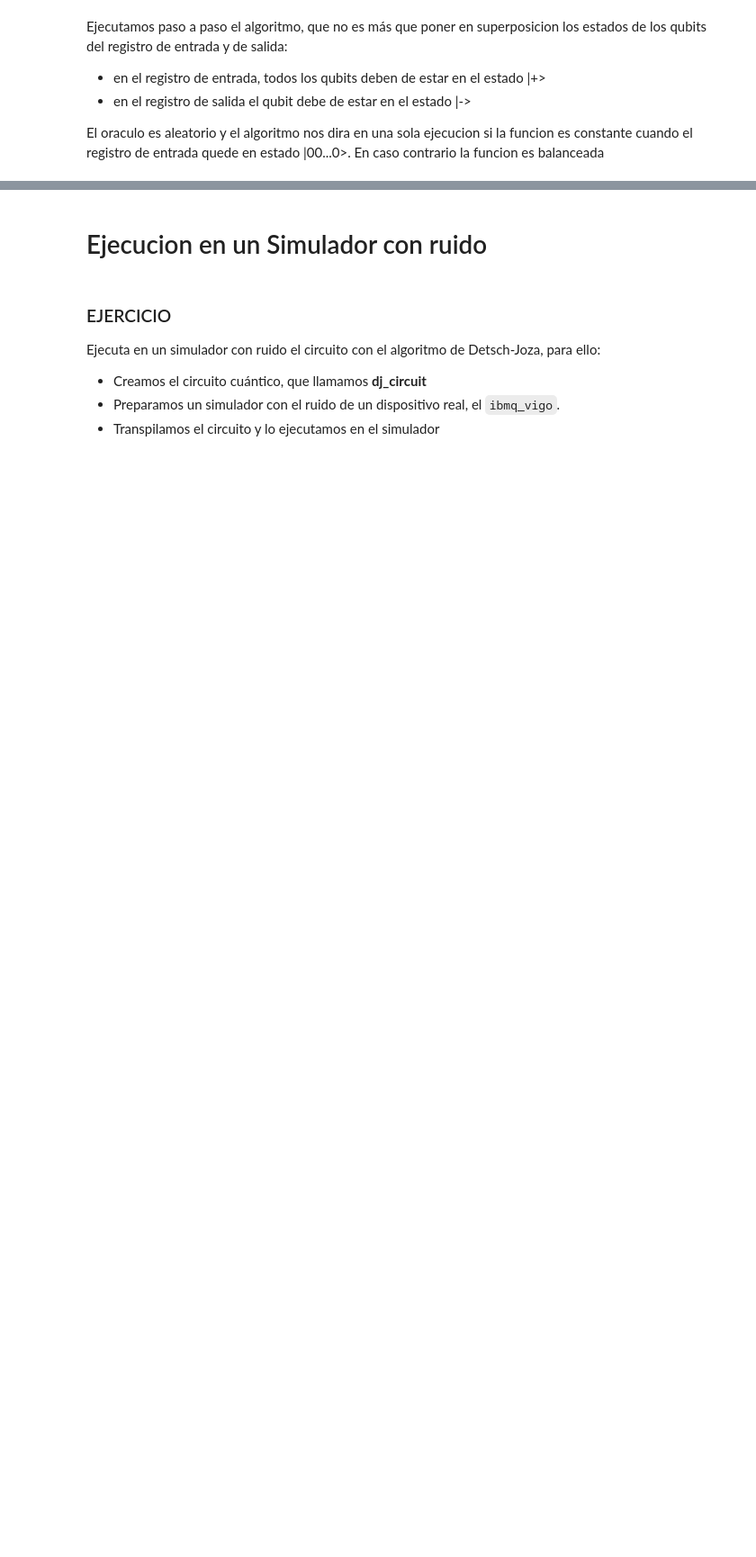
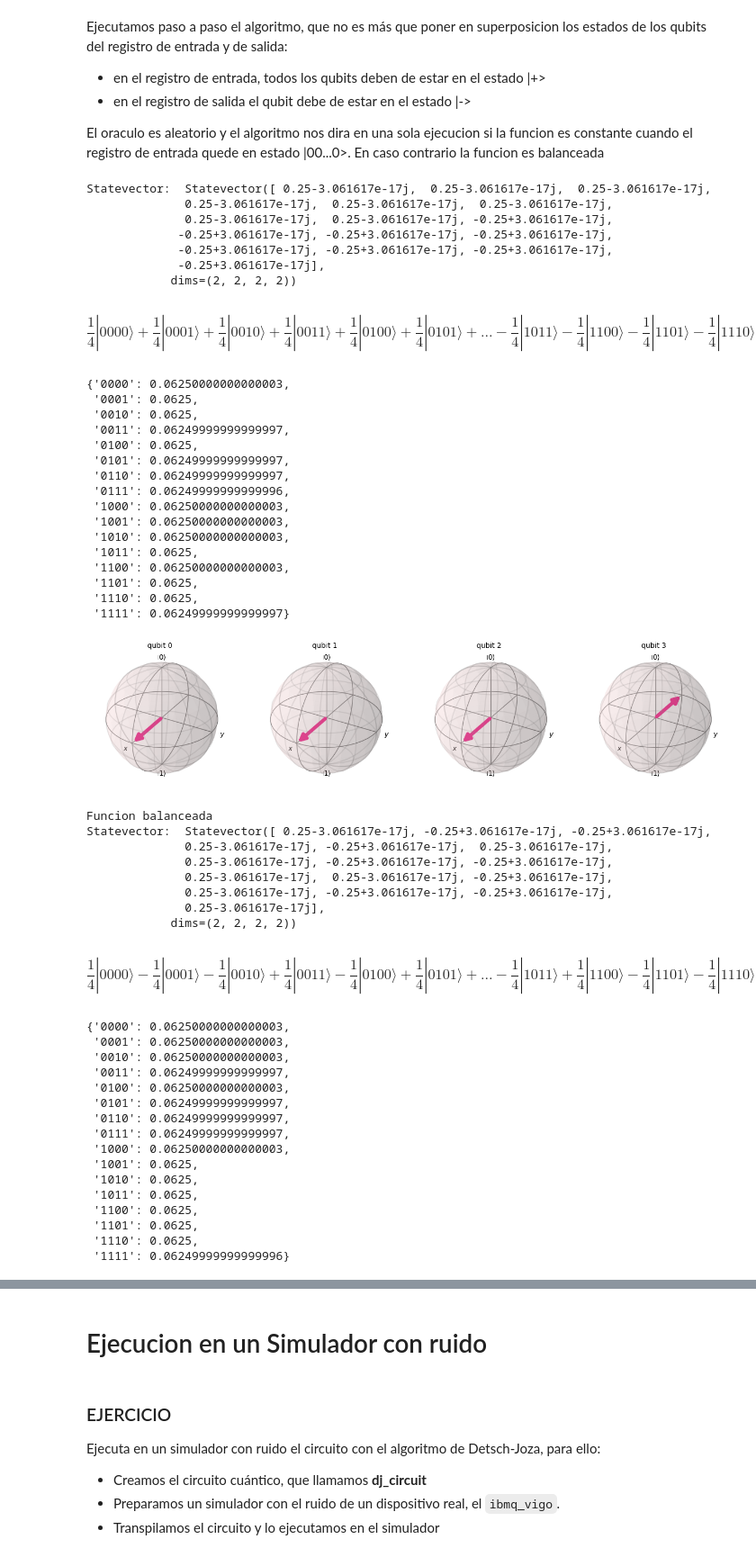
Before and after one commit to Mariomc10/AlgoritmosCuanticos, a Jupyter notebook: 06_Deutsch_Jozsa.ipynb, the cells around one changed output, grey strips where cells are left out. Shown at 90% size. Saved outputs shown, nothing was run; the diff lists cells and outputs as text; code cells hidden in the pictures; blank space fills up the shorter version.

```diff
--- a/06_Deutsch_Jozsa.ipynb
+++ b/06_Deutsch_Jozsa.ipynb
@@ -253,28 +350,92 @@ El oraculo es aleatorio y el algoritmo nos dira en una sola ejecucion si la func
 # %%
 #Creamos un circuito de n qubits+1
 n=3
-circuit =
+circuit = QuantumCircuit(n+1,n)
 
 #PASO 1 - ponemos los qubits de entrada en superposicion
-
+circuit.h(range(n))
 
 #ponemos el qubit de salida
+circuit.x(n)
+circuit.h(n)
+circuit.barrier()
 
 #descomentar para mostrar el circuito y vector de estados en este paso
-#display(circuit.draw())
-#svector_viz(circuit)
+#display(circuit.draw("mpl"))
+svector_viz(circuit,0)
 
 # PASO 2- Le añadimos el oráculo con funcion aleatoria
+circuit = circuit.compose(dj_oracle(n))
+circuit.barrier()
 
-
+svector_viz(circuit,1)
 
 #PASO 3 - Le añadimos las puertas Hadamard
+circuit.h(range(n))
+circuit.barrier()
 
+svector_viz(circuit,2)
 
 #PASO 4- ponemos las puertas de medida solo para los qubits de la entrada
+circuit.measure(range(n),range(n))
 
+display(circuit.draw("mpl"))
 
 #PASO 5- Medimos resultados finales
-
+backend = Aer.get_backend("aer_simulator")
+transpiled_circ = transpile(circuits=circuit,backend=backend)
+job = backend.run(transpiled_circ).result()
 
 #mostramos histograma resultado
+display(plot_histogram(job.get_counts()))
+# %% [output]
+Statevector:  Statevector([ 0.25-3.061617e-17j,  0.25-3.061617e-17j,  0.25-3.061617e-17j,
+              0.25-3.061617e-17j,  0.25-3.061617e-17j,  0.25-3.061617e-17j,
+              0.25-3.061617e-17j,  0.25-3.061617e-17j, -0.25+3.061617e-17j,
+             -0.25+3.061617e-17j, -0.25+3.061617e-17j, -0.25+3.061617e-17j,
+             -0.25+3.061617e-17j, -0.25+3.061617e-17j, -0.25+3.061617e-17j,
+             -0.25+3.061617e-17j],
+            dims=(2, 2, 2, 2))
+$$\frac{1}{4} |0000\rangle+\frac{1}{4} |0001\rangle+\frac{1}{4} |0010\rangle+\frac{1}{4} |0011\rangle+\frac{1}{4} |0100\rangle+\frac{1}{4} |0101\rangle + \ldots - \frac{1}{4} |1011\rangle- \frac{1}{4} |1100\rangle- \frac{1}{4} |1101\rangle- \frac{1}{4} |1110\rangle- \frac{1}{4} |1111\rangle$$
+{'0000': 0.06250000000000003,
+ '0001': 0.0625,
+ '0010': 0.0625,
+ '0011': 0.06249999999999997,
+ '0100': 0.0625,
+ '0101': 0.06249999999999997,
+ '0110': 0.06249999999999997,
+ '0111': 0.06249999999999996,
+ '1000': 0.06250000000000003,
+ '1001': 0.06250000000000003,
+ '1010': 0.06250000000000003,
+ '1011': 0.0625,
+ '1100': 0.06250000000000003,
+ '1101': 0.0625,
+ '1110': 0.0625,
+ '1111': 0.06249999999999997}
+[figure, added]
+Funcion balanceada
+Statevector:  Statevector([ 0.25-3.061617e-17j, -0.25+3.061617e-17j, -0.25+3.061617e-17j,
+              0.25-3.061617e-17j, -0.25+3.061617e-17j,  0.25-3.061617e-17j,
+              0.25-3.061617e-17j, -0.25+3.061617e-17j, -0.25+3.061617e-17j,
+              0.25-3.061617e-17j,  0.25-3.061617e-17j, -0.25+3.061617e-17j,
+              0.25-3.061617e-17j, -0.25+3.061617e-17j, -0.25+3.061617e-17j,
+              0.25-3.061617e-17j],
+            dims=(2, 2, 2, 2))
+$$\frac{1}{4} |0000\rangle- \frac{1}{4} |0001\rangle- \frac{1}{4} |0010\rangle+\frac{1}{4} |0011\rangle- \frac{1}{4} |0100\rangle+\frac{1}{4} |0101\rangle + \ldots - \frac{1}{4} |1011\rangle+\frac{1}{4} |1100\rangle- \frac{1}{4} |1101\rangle- \frac{1}{4} |1110\rangle+\frac{1}{4} |1111\rangle$$
+{'0000': 0.06250000000000003,
+ '0001': 0.06250000000000003,
+ '0010': 0.06250000000000003,
+ '0011': 0.06249999999999997,
+ '0100': 0.06250000000000003,
+ '0101': 0.06249999999999997,
+ '0110': 0.06249999999999997,
+ '0111': 0.06249999999999997,
+ '1000': 0.06250000000000003,
+ '1001': 0.0625,
+ '1010': 0.0625,
+ '1011': 0.0625,
+ '1100': 0.0625,
+ '1101': 0.0625,
+ '1110': 0.0625,
+ '1111': 0.06249999999999996}
```
Also changed, not shown: parts of 15 cells of this notebook, 2 other files.
